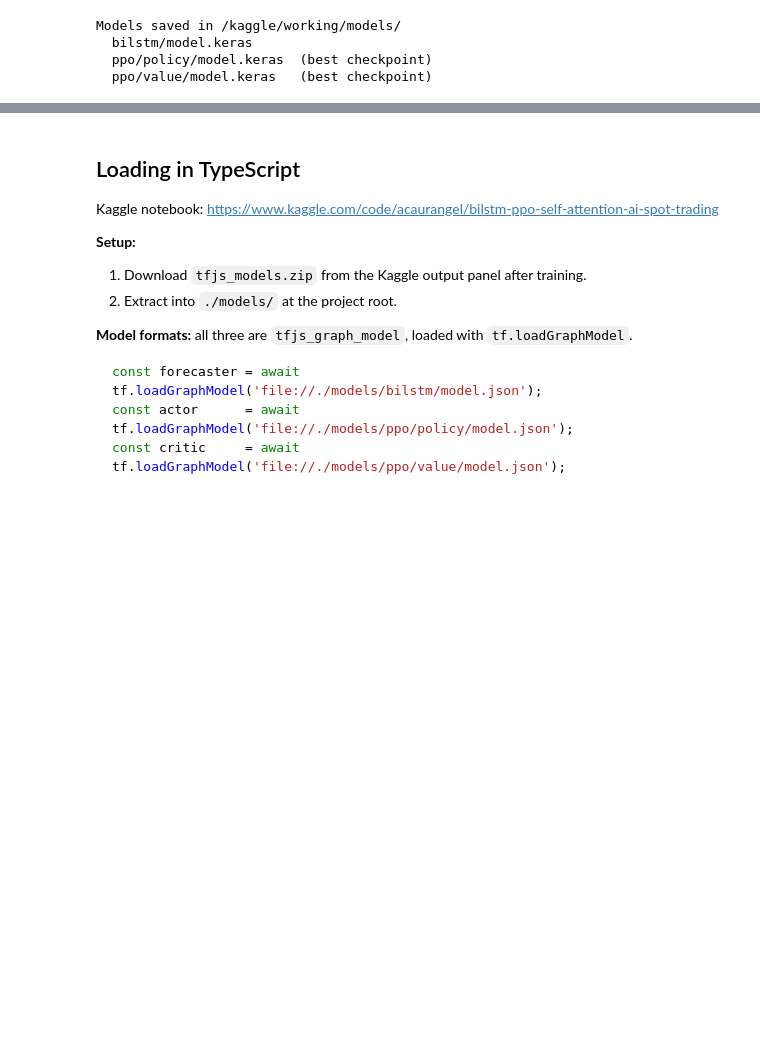
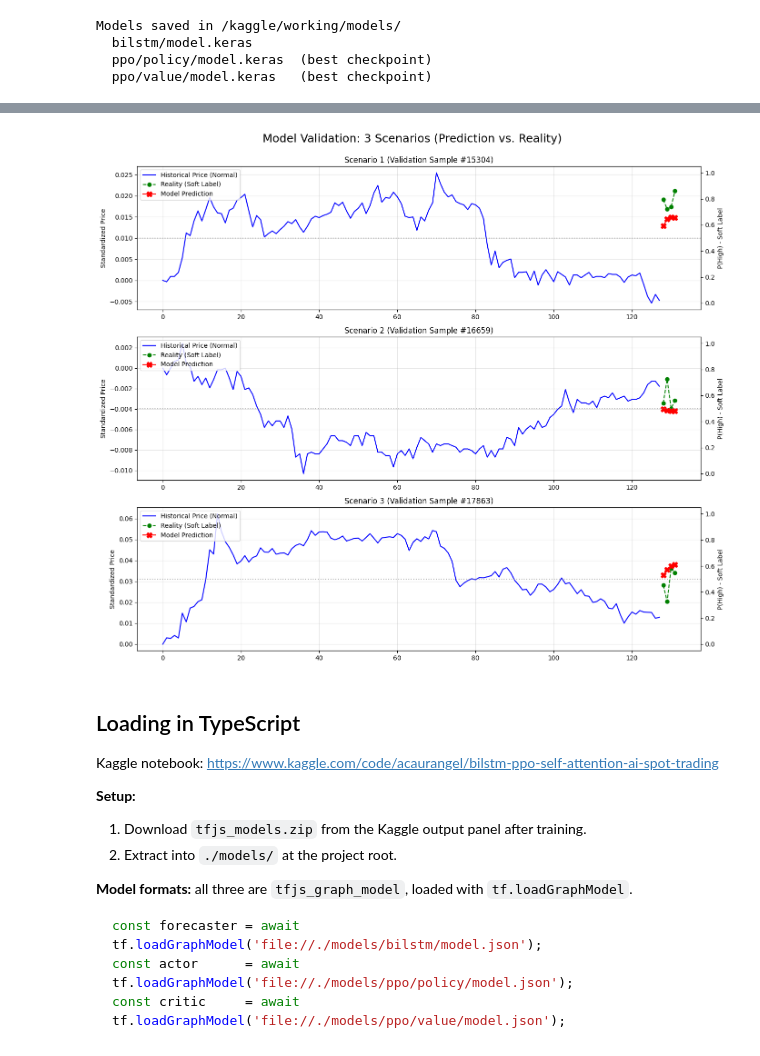
Before and after one commit to Acaua-Rangel/bilstm-ppo-trader, a Jupyter notebook: notebooks/bilstm-ppo-self-attention-ai-spot-trading.ipynb, the cells around one changed output, grey strips where cells are left out. Cells and saved outputs as stored; diff of their text form; code cells hidden in the pictures; blank space fills up the shorter version.

```diff
--- a/notebooks/bilstm-ppo-self-attention-ai-spot-trading.ipynb
+++ b/notebooks/bilstm-ppo-self-attention-ai-spot-trading.ipynb
@@ -1330 +1587,59 @@ Captures:
 CompletedProcess(args=['find', '/kaggle/working/tfjs_models', '-type', 'f'], returncode=0)
+# %%
+# ── Validation Visualization ─────────────────────────────────────────
+# Selects 3 random scenarios from the validation set to
+# compare the model's prediction (red line) with what actually
+# happened (green line, actual soft labels).
+
+import matplotlib.pyplot as plt
+import numpy as np
+
+print("Generating validation charts...")
+# Choose 3 different scenarios from the Validation Set
+np.random.seed(42)
+indices = np.random.choice(len(X_val), 3, replace=False)
+
+y_pred = forecaster.predict(X_val[indices])
+
+fig, axes = plt.subplots(3, 1, figsize=(14, 12))
+fig.suptitle('Model Validation: 3 Scenarios (Prediction vs. Reality)', fontsize=18)
+
+for i, idx in enumerate(indices):
+    ax = axes[i]
+    # Price history (Normalized) for a 128-period window.
+    price_history = X_val[idx, :, 0]
+
+    # History plot
+    ax.plot(range(len(price_history)), price_history, label='Historical Price (Normal)', color='blue', linewidth=1.5)
+
+    # X-axis for the future (Predictive horizon)
+    start_future = len(price_history)
+    future_x = range(start_future, start_future + HORIZON)
+
+    actual_labels = y_val[idx]
+    pred_labels = y_pred[i]
+
+    # Second Y-axis for probabilities (Soft Labels at [0, 1])
+    ax2 = ax.twinx()
+    ax2.plot(future_x, actual_labels, marker='o', markersize=6, label='Reality (Soft Label)', color='green', linestyle='--')
+    ax2.plot(future_x, pred_labels, marker='X', markersize=8, label='Model Prediction', color='red', linestyle='-')
+
+    # Formatting and Captions
+    ax.set_title(f'Scenario {i+1} (Validation Sample #{idx})', fontsize=12)
+    ax.grid(True, alpha=0.3)
+    ax.set_ylabel('Standardized Price')
+    ax2.set_ylabel('P(High) - Soft Label')
+    ax2.set_ylim(-0.05, 1.05)
+
+    # Neutral line of 0.5 (no strong trend)
+    ax2.axhline(0.5, color='gray', linestyle=':', alpha=0.6)
+
+    # Unifying captions from both axes
+    lines, labels = ax.get_legend_handles_labels()
+    lines2, labels2 = ax2.get_legend_handles_labels()
+    ax2.legend(lines + lines2, labels + labels2, loc='upper left')
+
+plt.tight_layout()
+plt.subplots_adjust(top=0.92)
+plt.show()
+# %% [output]
@@ -1331,3 +1648,4 @@ CompletedProcess(args=['find', '/kaggle/working/tfjs_models', '-type', 'f'], ret
+[figure, added]
 # %% [markdown]
 ## Loading in TypeScript
 
```
Also changed, not shown: parts of 23 cells of this notebook, 29 other files.
